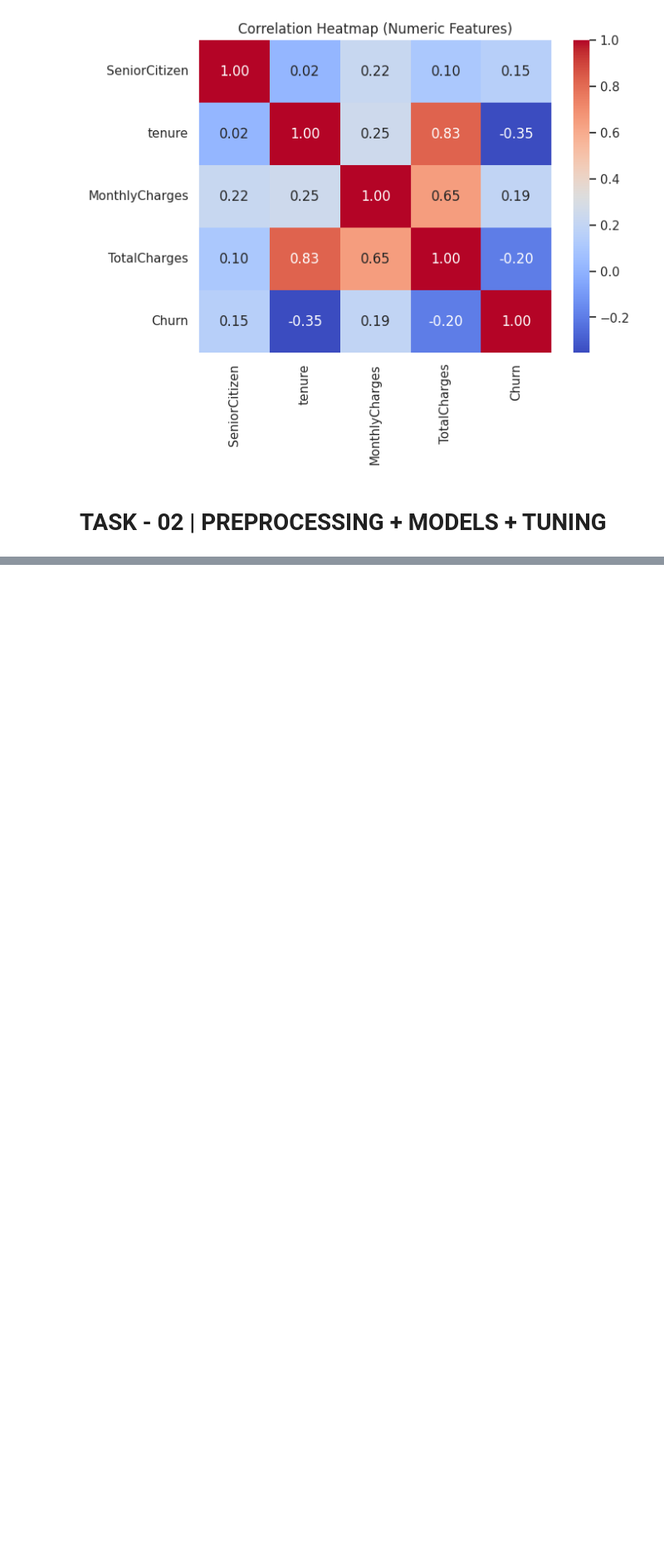
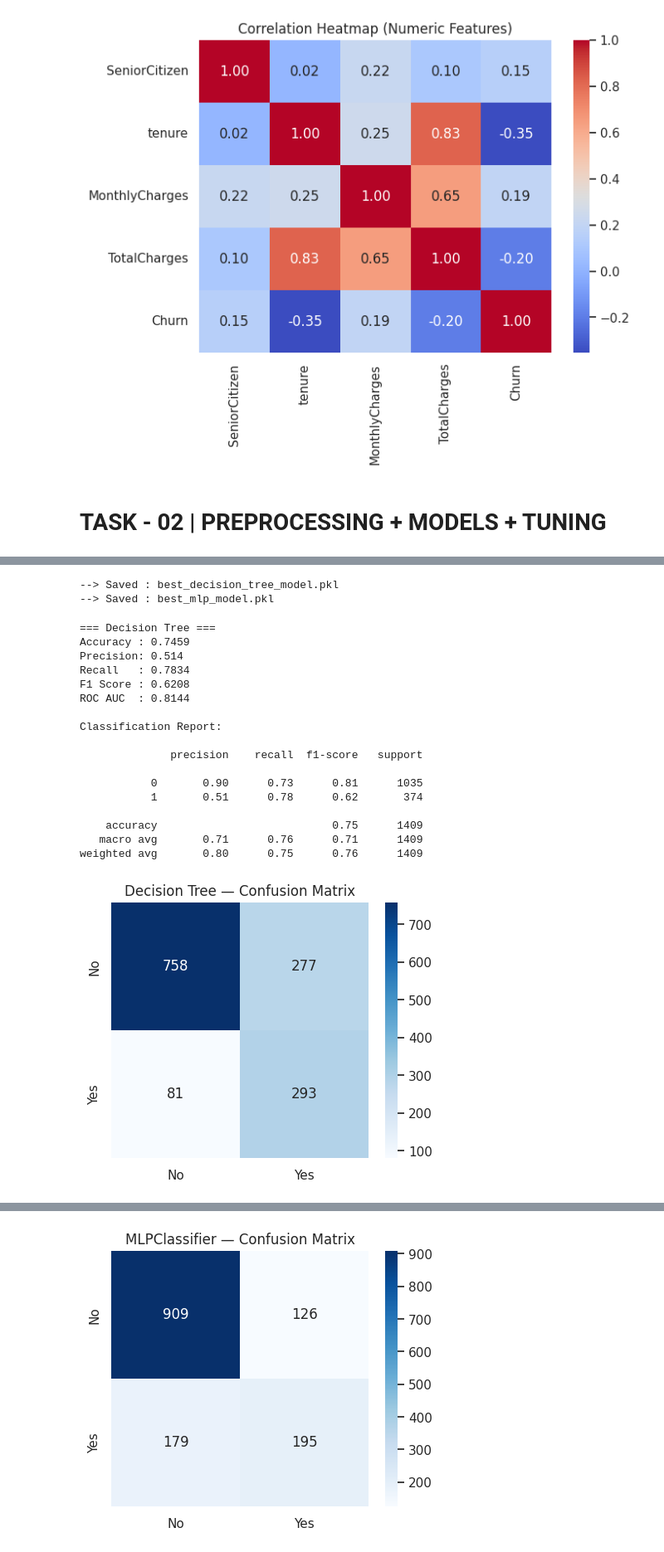
Before and after one commit to mohamedahshaan/MachineLearning_CW, a Jupyter notebook: CM2604_ML_CW.ipynb, the cells around one changed output, grey strips where cells are left out. Shown at 83% size. Drawn from its saved outputs; the diff is of its cells as text; code cells hidden in the pictures; blank space fills up the shorter version.

```diff
--- a/CM2604_ML_CW.ipynb
+++ b/CM2604_ML_CW.ipynb
@@ -48,10 +64,19 @@ sns.set(style="whitegrid")
 # %% [markdown]
 # TASK - 01 | Exploratory Data Analysis
 # %%
-# Load dataset
+# ============================================
+# Load Dataset
+# ============================================
+
 try:
     df = pd.read_csv("Telco_Customer_Churn.csv")
-    print("Dataset loaded successfully. Shape:", df.shape)
-except:
-    print("Dataset not found. Please upload Telco_Customer_Churn.csv")
+    print("--> Dataset loaded successfully.")
+    print("Shape:", df.shape)
+
+    # Show the first few rows (for validation)
+    print("\n--> Displaying first 5 rows:")
+    display(df.head())
+
+except FileNotFoundError:
+    print("--> Dataset not found. Please upload Telco_Customer_Churn.csv")
 # %% [output]
@@ -256,18 +317,16 @@ X_train, X_test, y_train, y_test = train_test_split(
 # %%
 # ============================================
-# Decision Tree + Hyperparameter Tuning
+# Decision Tree with Hyperparameter Tuning
 # ============================================
 
-from sklearn.tree import DecisionTreeClassifier
-from sklearn.model_selection import GridSearchCV, StratifiedKFold
 
-# Decision Tree pipeline
+# Create a Decision Tree pipeline (preprocessing + model together)
 dt_pipeline = Pipeline([
-    ("preproc", preprocessor),
+    ("preproc", preprocessor),  # numeric + categorical preprocessing
     ("clf", DecisionTreeClassifier(random_state=42))
 ])
 
-# Parameter search space
+# Hyperparameter search space
 dt_params = {
     "clf__max_depth": [3, 5, 7, None],
     "clf__min_samples_split": [2, 5, 10],
@@ -276,20 +335,23 @@ dt_params = {
 
 # Grid Search (5-fold cross-validation)
 dt_cv = GridSearchCV(
-    dt_pipeline,
-    dt_params,
+    estimator=dt_pipeline,
+    param_grid=dt_params,
     scoring="f1",
     cv=StratifiedKFold(5, shuffle=True, random_state=42),
     n_jobs=-1,
     verbose=1
 )
 
-# Fit model
+# Train the tuned model
 dt_cv.fit(X_train, y_train)
 
-# Best model
+# Extract the best model
 dt_best = dt_cv.best_estimator_
 
-print("Best Decision Tree parameters:", dt_cv.best_params_)
+# Print best parameters in a clean format
+print("\n--> Best Decision Tree Parameters Found")
+for key, value in dt_cv.best_params_.items():
+    print(f"   • {key}: {value}")
 # %% [output]
 Fitting 5 folds for each of 24 candidates, totalling 120 fits
@@ -337,35 +410,72 @@ Best MLP parameters: {'clf__alpha': 0.001, 'clf__hidden_layer_sizes': (50,), 'cl
+# %%
+# ============================================
+# Save Trained Models (Decision Tree + MLP)
+# ============================================
+
+# Save the best Decision Tree model
+joblib.dump(dt_best, "best_decision_tree_model.pkl")
+print("--> Saved : best_decision_tree_model.pkl")
+
+# Save the best MLP model
+joblib.dump(mlp_best, "best_mlp_model.pkl")
+print("--> Saved : best_mlp_model.pkl")
+# %% [output]
+--> Saved : best_decision_tree_model.pkl
+--> Saved : best_mlp_model.pkl
 # %%
 # ============================================
-# Evaluation Function
+# Model Evaluation Function
 # ============================================
 
 from sklearn.metrics import (
     accuracy_score, precision_score, recall_score, f1_score,
     confusion_matrix, classification_report, roc_auc_score, roc_curve
 )
 
 def evaluate(model, X_test, y_test, label):
     """Evaluates a model and prints all performance metrics."""
 
     y_pred = model.predict(X_test)
     y_prob = model.predict_proba(X_test)[:,1]
 
     print(f"\n=== {label} ===")
     print("Accuracy :", round(accuracy_score(y_test, y_pred), 4))
     print("Precision:", round(precision_score(y_test, y_pred), 4))
     print("Recall   :", round(recall_score(y_test, y_pred), 4))
     print("F1 Score :", round(f1_score(y_test, y_pred), 4))
     print("ROC AUC  :", round(roc_auc_score(y_test, y_prob), 4))
 
     print("\nClassification Report:\n")
     print(classification_report(y_test, y_pred))
 
     # Confusion matrix
     cm = confusion_matrix(y_test, y_pred)
     plt.figure(figsize=(5,4))
     sns.heatmap(cm, annot=True, fmt="d", cmap="Blues",
                 xticklabels=["No","Yes"], yticklabels=["No","Yes"])
     plt.title(f"{label} — Confusion Matrix")
     plt.show()
 
     return y_prob
+
+dt_prob = evaluate(dt_best, X_test, y_test, "Decision Tree")
+mlp_prob = evaluate(mlp_best, X_test, y_test, "MLPClassifier")
+# %% [output]
+=== Decision Tree ===
+Accuracy : 0.7459
+Precision: 0.514
+Recall   : 0.7834
+F1 Score : 0.6208
+ROC AUC  : 0.8144
+
+Classification Report:
+
+              precision    recall  f1-score   support
+
+           0       0.90      0.73      0.81      1035
+           1       0.51      0.78      0.62       374
+
+    accuracy                           0.75      1409
+   macro avg       0.71      0.76      0.71      1409
+weighted avg       0.80      0.75      0.76      1409
+[figure, added]
@@ -371,0 +499 @@ def evaluate(model, X_test, y_test, label):
+[figure, added]
```
Also changed, not shown: parts of 13 cells of this notebook.
